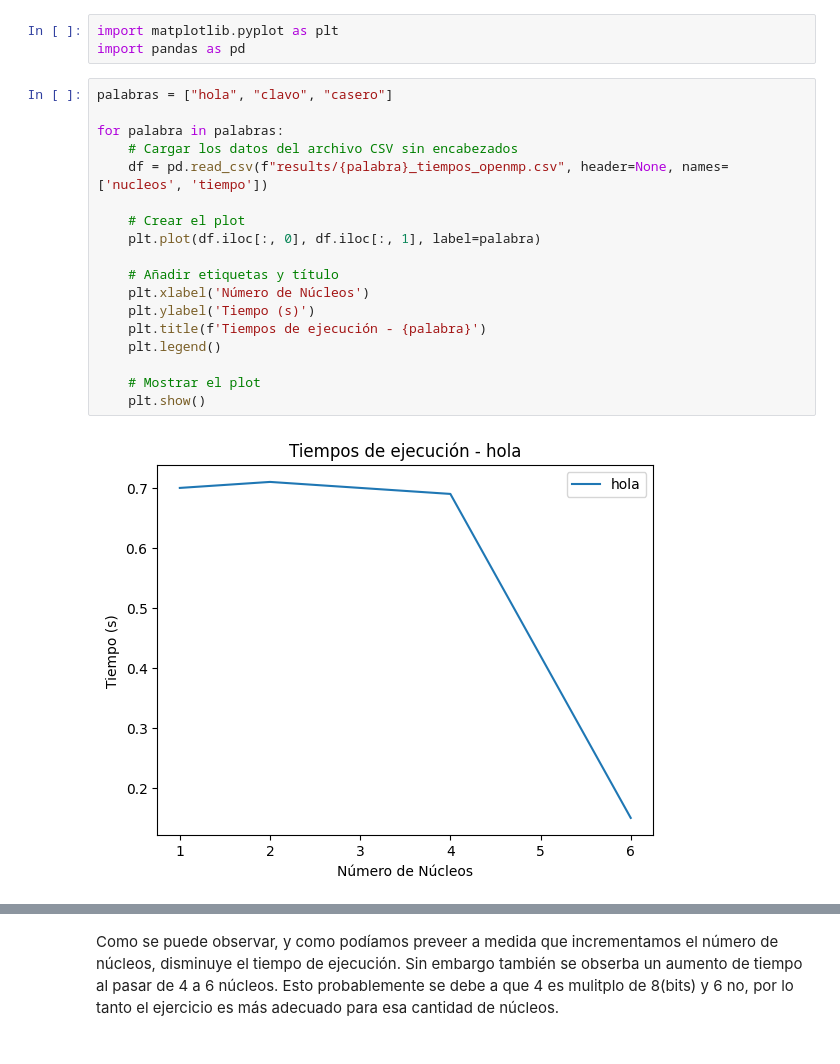
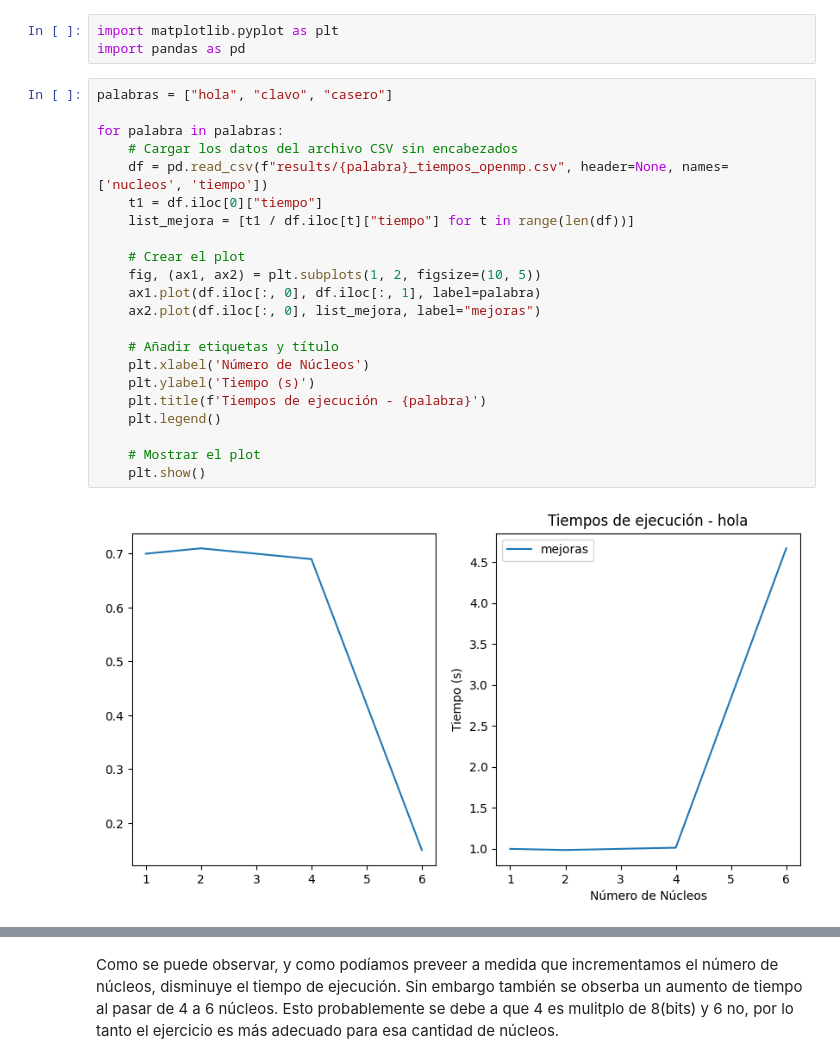
Before and after one commit to asarria98/password-cracker, a Jupyter notebook: resultados_openmp.ipynb, the cells around one changed output, grey strips where cells are left out. Cells and saved outputs as stored; diff of their text form.

```diff
--- a/resultados_openmp.ipynb
+++ b/resultados_openmp.ipynb
@@ -6,20 +6,24 @@ import pandas as pd
 # %%
 palabras = ["hola", "clavo", "casero"]
 
 for palabra in palabras:
     # Cargar los datos del archivo CSV sin encabezados
     df = pd.read_csv(f"results/{palabra}_tiempos_openmp.csv", header=None, names=['nucleos', 'tiempo'])
+    t1 = df.iloc[0]["tiempo"]
+    list_mejora = [t1 / df.iloc[t]["tiempo"] for t in range(len(df))]
 
     # Crear el plot
-    plt.plot(df.iloc[:, 0], df.iloc[:, 1], label=palabra)
+    fig, (ax1, ax2) = plt.subplots(1, 2, figsize=(10, 5))
+    ax1.plot(df.iloc[:, 0], df.iloc[:, 1], label=palabra)
+    ax2.plot(df.iloc[:, 0], list_mejora, label="mejoras")
 
     # Añadir etiquetas y título
     plt.xlabel('Número de Núcleos')
     plt.ylabel('Tiempo (s)')
     plt.title(f'Tiempos de ejecución - {palabra}')
     plt.legend()
 
     # Mostrar el plot
     plt.show()
 # %% [output]
-[figure, old version]
+[figure, new version]
```
Also changed, not shown: parts of 1 cell of this notebook, 4 other files.
